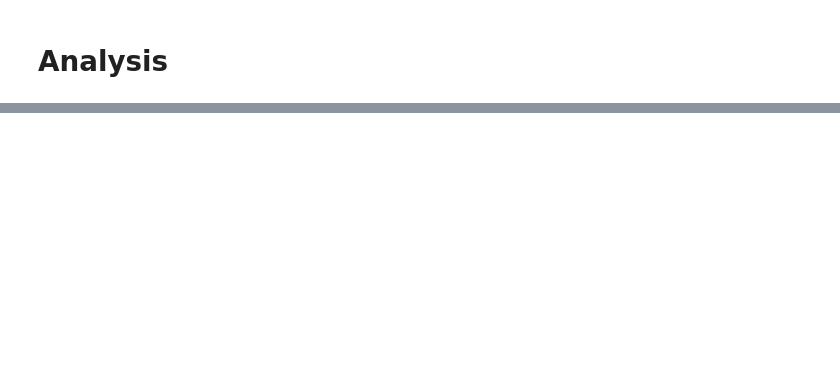
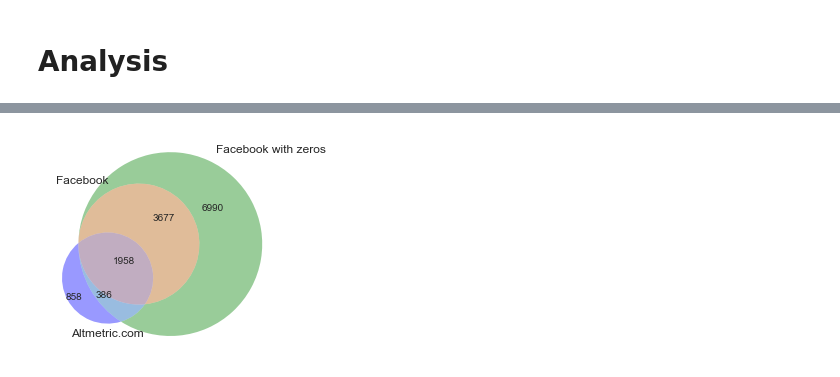
Before and after one commit to ScholCommLab/fhe-plos-data-collection, a Jupyter notebook: code/analysis.ipynb, the cells around one changed output, grey strips where cells are left out. Cells and saved outputs as stored; diff of their text form; code cells hidden in the pictures; blank space fills up the shorter version.

```diff
--- a/code/analysis.ipynb
+++ b/code/analysis.ipynb
@@ -50,0 +136,4 @@ og_objects[["reactions", "shares", "comments", "plugin_comments"]] = og_objects[
+# %%
+venn3([fb_set, fb0_set, am_set], set_labels = ('Facebook', 'Facebook with zeros', 'Altmetric.com'));
+# %% [output]
+[figure, added]
```
Also changed, not shown: parts of 43 cells of this notebook, 7 other files.
